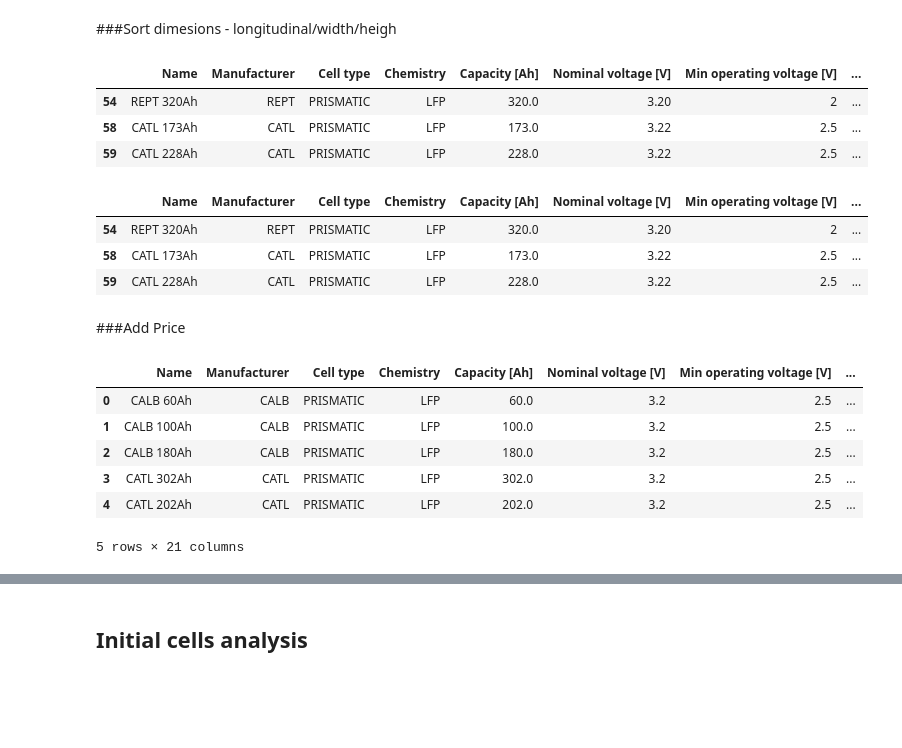
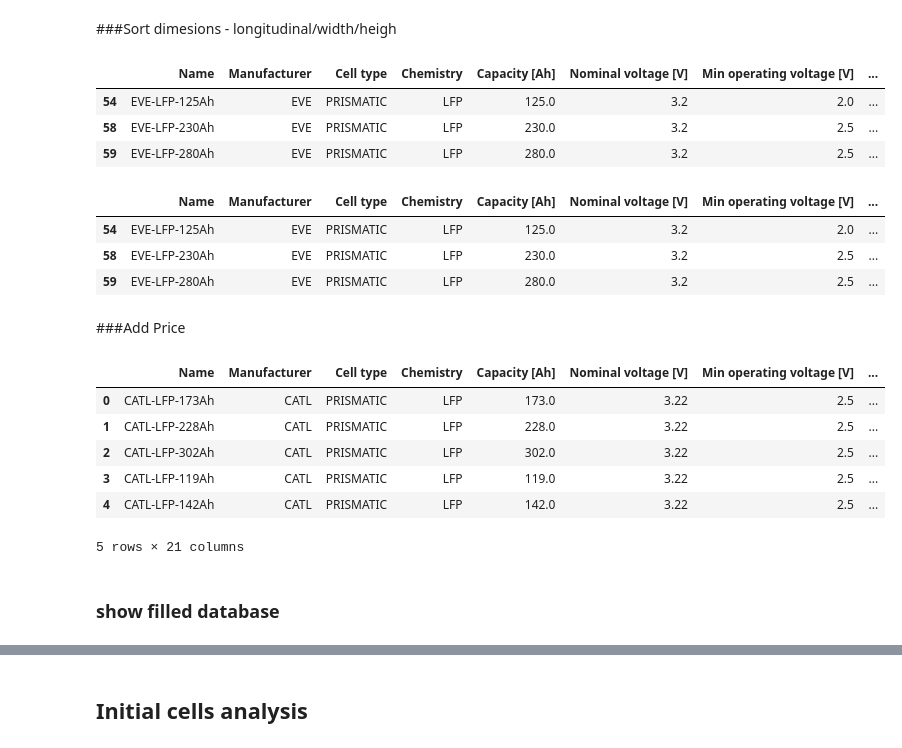
Before and after one commit to Bork00/Machine_learning_boot, a Jupyter notebook: Kalkulator.ipynb, the cells around one changed output, grey strips where cells are left out. Saved outputs shown, nothing was run; the diff lists cells and outputs as text; code cells hidden in the pictures; blank space fills up the shorter version.

```diff
--- a/Kalkulator.ipynb
+++ b/Kalkulator.ipynb
@@ -214,7 +219,7 @@ systemConfigurationsDataframe
 # %% [markdown]
 ### Import cell Database
 # %%
-data = pd.read_excel('/content/drive/My Drive/Magister/Cell_database-26-03.xlsx')
+data = pd.read_excel('/content/drive/My Drive/Magister/Cell_database-01-04.xlsx')
 fullCellDatabase = data.copy()
 fullCellDatabase.head()
 # %% [output]
@@ -240,0 +252,4 @@ fullCellDatabase[(fullCellDatabase['Name']).isna() | (fullCellDatabase['Capacity
+# %%
+#after deleting
+fullCellDatabase.dropna(subset=['Mass [kg]', 'Width [mm]', 'Length [mm]', 'Height [mm]'], inplace=True)
+fullCellDatabase[(fullCellDatabase['Mass [kg]']).isna() | (fullCellDatabase['Width [mm]'].isna()) | (fullCellDatabase['Length [mm]'].isna()) | (fullCellDatabase['Height [mm]'].isna())]
@@ -325,0 +335,3 @@ dtype: bool
+# %%
+fullCellDatabase['Space between cells [mm]'].fillna(value=1, inplace=True)
+fullCellDatabase['Space between cells [mm]']
@@ -369,9 +402,9 @@ if fullCellDatabase[columnsToCheck].isna().any().any():  # Jeśli chociaż jedno
 fullCellDatabase.iloc[[54, 58, 59]]
 # %% [output]
 |  | Name | Manufacturer | Cell type | Chemistry | Capacity [Ah] | Nominal voltage [V] | Min operating voltage [V] | ... |
-| 54 | REPT 320Ah | REPT | PRISMATIC | LFP | 320.0 | 3.20 | 2 | ... |
-| 58 | CATL 173Ah | CATL | PRISMATIC | LFP | 173.0 | 3.22 | 2.5 | ... |
-| 59 | CATL 228Ah | CATL | PRISMATIC | LFP | 228.0 | 3.22 | 2.5 | ... |
+| 54 | EVE-LFP-125Ah | EVE | PRISMATIC | LFP | 125.0 | 3.2 | 2.0 | ... |
+| 58 | EVE-LFP-230Ah | EVE | PRISMATIC | LFP | 230.0 | 3.2 | 2.5 | ... |
+| 59 | EVE-LFP-280Ah | EVE | PRISMATIC | LFP | 280.0 | 3.2 | 2.5 | ... |
 # %%
 #sorting to make length always bigger than width
 mask = fullCellDatabase["Width [mm]"] > fullCellDatabase["Length [mm]"]
@@ -382,28 +415,30 @@ fullCellDatabase.loc[mask, ["Width [mm]", "Length [mm]"]] = (
 fullCellDatabase.iloc[[54, 58, 59]]
 # %% [output]
 |  | Name | Manufacturer | Cell type | Chemistry | Capacity [Ah] | Nominal voltage [V] | Min operating voltage [V] | ... |
-| 54 | REPT 320Ah | REPT | PRISMATIC | LFP | 320.0 | 3.20 | 2 | ... |
-| 58 | CATL 173Ah | CATL | PRISMATIC | LFP | 173.0 | 3.22 | 2.5 | ... |
-| 59 | CATL 228Ah | CATL | PRISMATIC | LFP | 228.0 | 3.22 | 2.5 | ... |
+| 54 | EVE-LFP-125Ah | EVE | PRISMATIC | LFP | 125.0 | 3.2 | 2.0 | ... |
+| 58 | EVE-LFP-230Ah | EVE | PRISMATIC | LFP | 230.0 | 3.2 | 2.5 | ... |
+| 59 | EVE-LFP-280Ah | EVE | PRISMATIC | LFP | 280.0 | 3.2 | 2.5 | ... |
 # %% [markdown]
 ###Add Price
 # %%
 def Price(x):
   if x == 'LFP':
     return 59
   elif x == 'NMC':
     return 68.5
   else:
     raise ValueError(f'Value {x} is unknown')
 
 
-fullCellDatabase['Price for the chemistry [$]'] = fullCellDatabase['Chemistry'].apply(Price)
+fullCellDatabase['Price for the chemistry [$/kWh]'] = fullCellDatabase['Chemistry'].apply(Price)
 fullCellDatabase.head()
 # %% [output]
 |  | Name | Manufacturer | Cell type | Chemistry | Capacity [Ah] | Nominal voltage [V] | Min operating voltage [V] | ... |
-| 0 | CALB 60Ah | CALB | PRISMATIC | LFP | 60.0 | 3.2 | 2.5 | ... |
-| 1 | CALB 100Ah | CALB | PRISMATIC | LFP | 100.0 | 3.2 | 2.5 | ... |
-| 2 | CALB 180Ah | CALB | PRISMATIC | LFP | 180.0 | 3.2 | 2.5 | ... |
-| 3 | CATL 302Ah | CATL | PRISMATIC | LFP | 302.0 | 3.2 | 2.5 | ... |
-| 4 | CATL 202Ah | CATL | PRISMATIC | LFP | 202.0 | 3.2 | 2.5 | ... |
+| 0 | CATL-LFP-173Ah | CATL | PRISMATIC | LFP | 173.0 | 3.22 | 2.5 | ... |
+| 1 | CATL-LFP-228Ah | CATL | PRISMATIC | LFP | 228.0 | 3.22 | 2.5 | ... |
+| 2 | CATL-LFP-302Ah | CATL | PRISMATIC | LFP | 302.0 | 3.22 | 2.5 | ... |
+| 3 | CATL-LFP-119Ah | CATL | PRISMATIC | LFP | 119.0 | 3.22 | 2.5 | ... |
+| 4 | CATL-LFP-142Ah | CATL | PRISMATIC | LFP | 142.0 | 3.22 | 2.5 | ... |
 5 rows × 21 columns
+# %% [markdown]
+### show filled database
```
Also changed, not shown: parts of 58 cells of this notebook.
